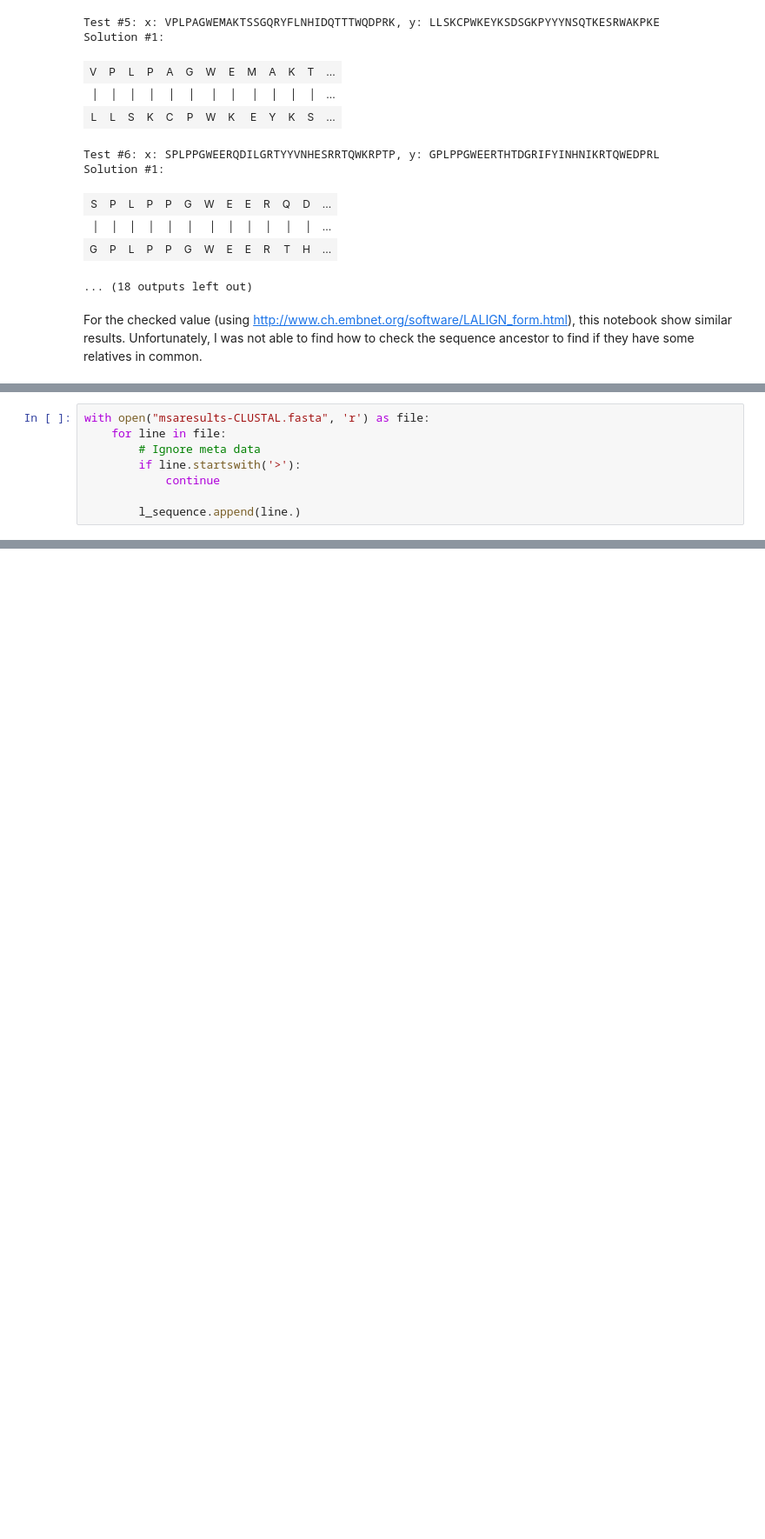
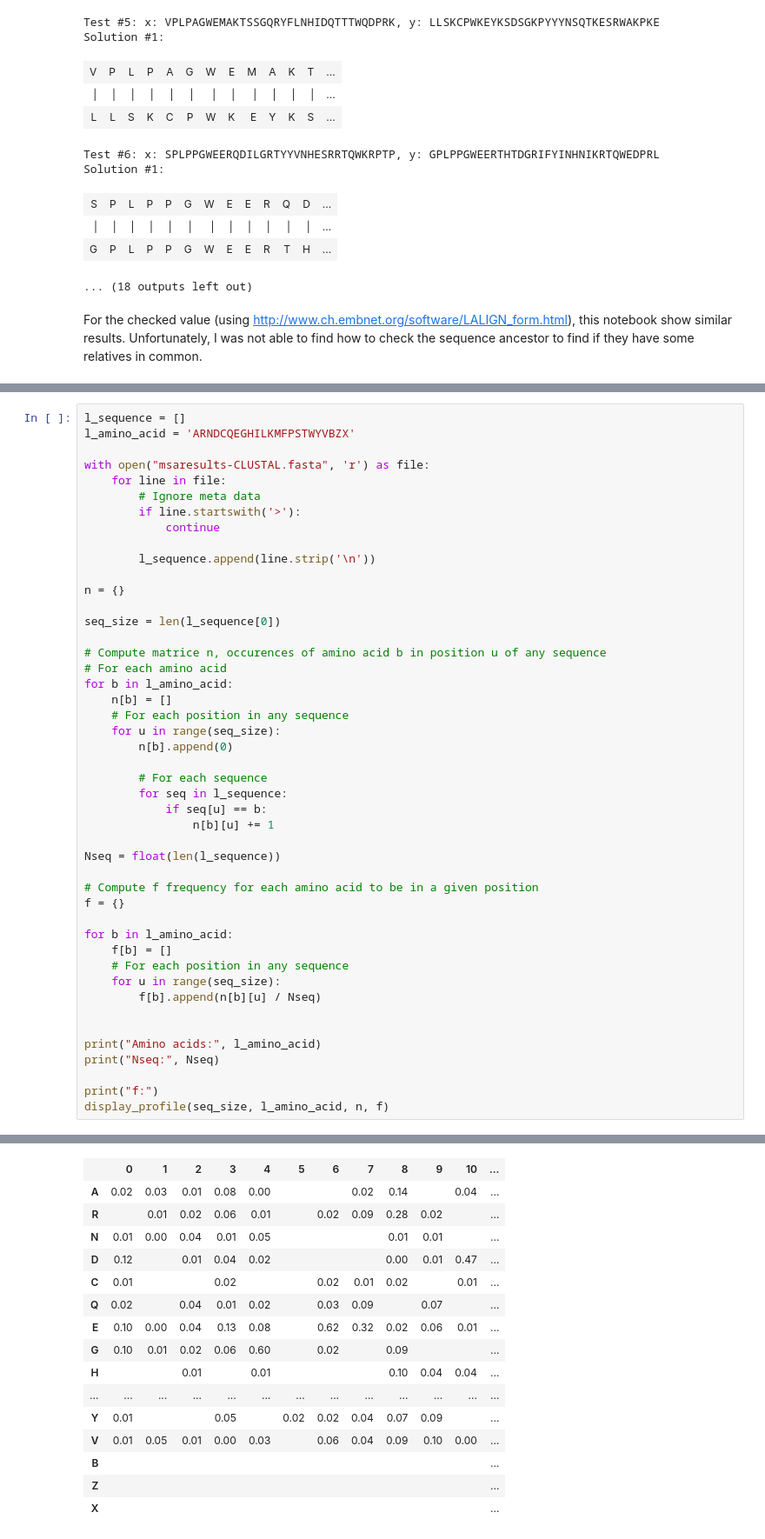
Before and after one commit to T4g1/bioinfo, a Jupyter notebook: Sequence Alignement and Detecting Motifs.ipynb, the cells around one changed output, grey strips where cells are left out. Shown at 87% size. Drawn from its saved outputs; the diff is of its cells as text; blank space fills up the shorter version.

Commit message:
[enh] Displays frequency table

```diff
--- a/Sequence Alignement and Detecting Motifs.ipynb
+++ b/Sequence Alignement and Detecting Motifs.ipynb
@@ -481,8 +482,0 @@ Using the CLUSTAL Omega tool, I created the MSA file "msaresults-CLUSTAL.fasta"
-# %%
-with open("msaresults-CLUSTAL.fasta", 'r') as file:
-    for line in file:
-        # Ignore meta data
-        if line.startswith('>'):
-            continue
-
-        l_sequence.append(line.)
@@ -488,0 +508,47 @@ with open("msaresults-CLUSTAL.fasta", 'r') as file:
+# %%
+l_sequence = []
+l_amino_acid = 'ARNDCQEGHILKMFPSTWYVBZX'
+
+with open("msaresults-CLUSTAL.fasta", 'r') as file:
+    for line in file:
+        # Ignore meta data
+        if line.startswith('>'):
+            continue
+
+        l_sequence.append(line.strip('\n'))
+
+n = {}
+
+seq_size = len(l_sequence[0])
+
+# Compute matrice n, occurences of amino acid b in position u of any sequence
+# For each amino acid
+for b in l_amino_acid:
+    n[b] = []
+    # For each position in any sequence
+    for u in range(seq_size):
+        n[b].append(0)
+
+        # For each sequence
+        for seq in l_sequence:
+            if seq[u] == b:
+                n[b][u] += 1
+
+Nseq = float(len(l_sequence))
+
+# Compute f frequency for each amino acid to be in a given position
+f = {}
+
+for b in l_amino_acid:
+    f[b] = []
+    # For each position in any sequence
+    for u in range(seq_size):
+        f[b].append(n[b][u] / Nseq)
+
+
+print("Amino acids:", l_amino_acid)
+print("Nseq:", Nseq)
+
+print("f:")
+display_profile(seq_size, l_amino_acid, n, f)
+# %% [output]
@@ -488,0 +557,16 @@ with open("msaresults-CLUSTAL.fasta", 'r') as file:
+|  | 0 | 1 | 2 | 3 | 4 | 5 | 6 | 7 | 8 | 9 | 10 | ... |
+| A | 0.02 | 0.03 | 0.01 | 0.08 | 0.00 |  |  | 0.02 | 0.14 |  | 0.04 | ... |
+| R |  | 0.01 | 0.02 | 0.06 | 0.01 |  | 0.02 | 0.09 | 0.28 | 0.02 |  | ... |
+| N | 0.01 | 0.00 | 0.04 | 0.01 | 0.05 |  |  |  | 0.01 | 0.01 |  | ... |
+| D | 0.12 |  | 0.01 | 0.04 | 0.02 |  |  |  | 0.00 | 0.01 | 0.47 | ... |
+| C | 0.01 |  |  | 0.02 |  |  | 0.02 | 0.01 | 0.02 |  | 0.01 | ... |
+| Q | 0.02 |  | 0.04 | 0.01 | 0.02 |  | 0.03 | 0.09 |  | 0.07 |  | ... |
+| E | 0.10 | 0.00 | 0.04 | 0.13 | 0.08 |  | 0.62 | 0.32 | 0.02 | 0.06 | 0.01 | ... |
+| G | 0.10 | 0.01 | 0.02 | 0.06 | 0.60 |  | 0.02 |  | 0.09 |  |  | ... |
+| H |  |  | 0.01 |  | 0.01 |  |  |  | 0.10 | 0.04 | 0.04 | ... |
+| ... | ... | ... | ... | ... | ... | ... | ... | ... | ... | ... | ... | ... |
+| Y | 0.01 |  |  | 0.05 |  | 0.02 | 0.02 | 0.04 | 0.07 | 0.09 |  | ... |
+| V | 0.01 | 0.05 | 0.01 | 0.00 | 0.03 |  | 0.06 | 0.04 | 0.09 | 0.10 | 0.00 | ... |
+| B |  |  |  |  |  |  |  |  |  |  |  | ... |
+| Z |  |  |  |  |  |  |  |  |  |  |  | ... |
+| X |  |  |  |  |  |  |  |  |  |  |  | ... |
```
Also changed, not shown: parts of 3 cells of this notebook.
